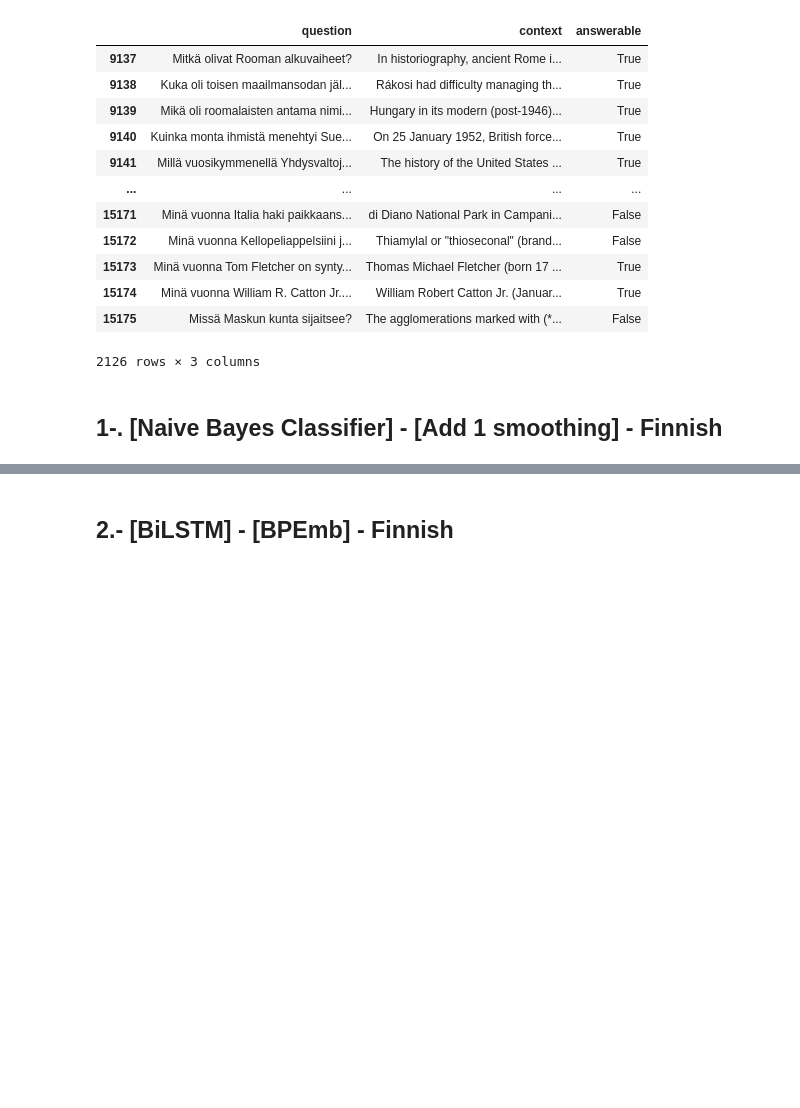
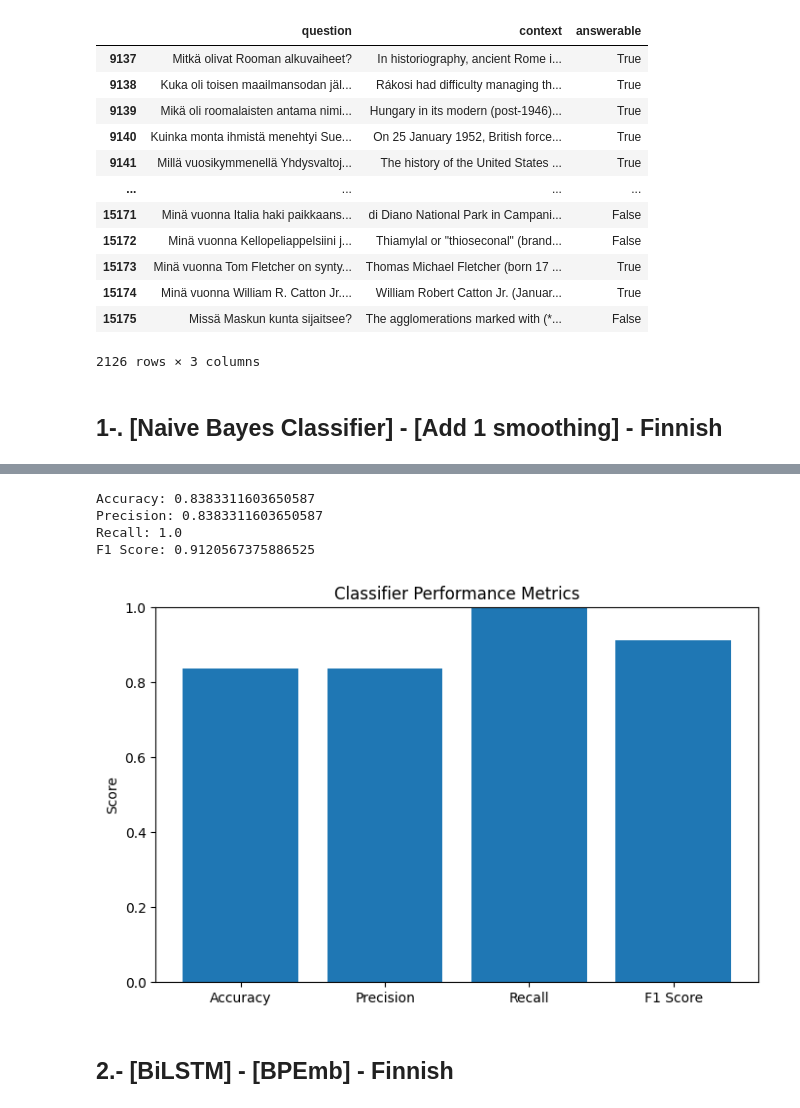
Before and after one commit to janljubas/nlp-project-group15, a Jupyter notebook: week_3/code_week_3.ipynb, the cells around one changed output, grey strips where cells are left out. Saved outputs shown, nothing was run; the diff lists cells and outputs as text; code cells hidden in the pictures; blank space fills up the shorter version.

```diff
--- a/week_3/code_week_3.ipynb
+++ b/week_3/code_week_3.ipynb
@@ -177,2 +219,10 @@ evaluate(test_data,model)
+# %%
+evaluate_with_metrics(test_data, model, "ja")
+# %% [output]
+Accuracy: 0.8383311603650587
+Precision: 0.8383311603650587
+Recall: 1.0
+F1 Score: 0.9120567375886525
+[figure, added]
 # %% [markdown]
 ## 2.- [BiLSTM] - [BPEmb] - Finnish
```
Also changed, not shown: parts of 14 cells of this notebook.
